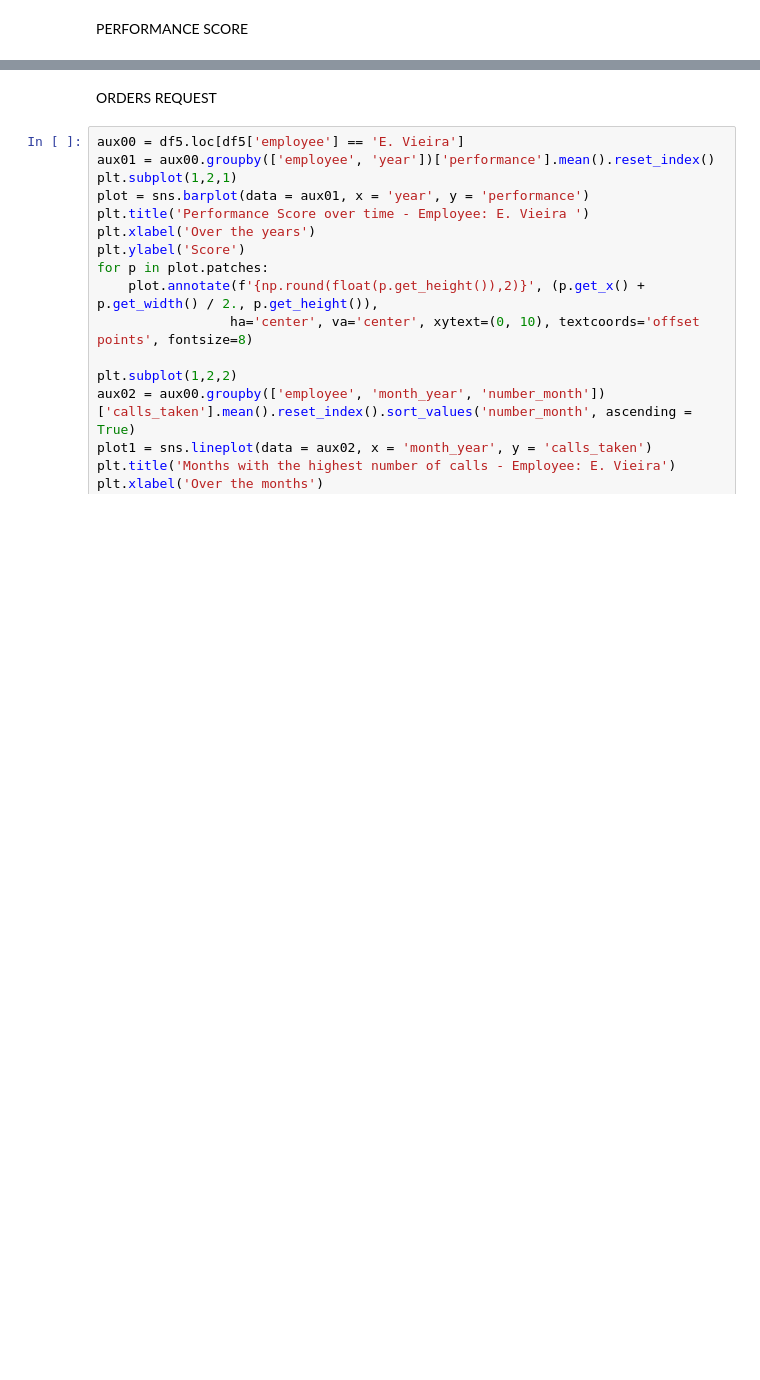
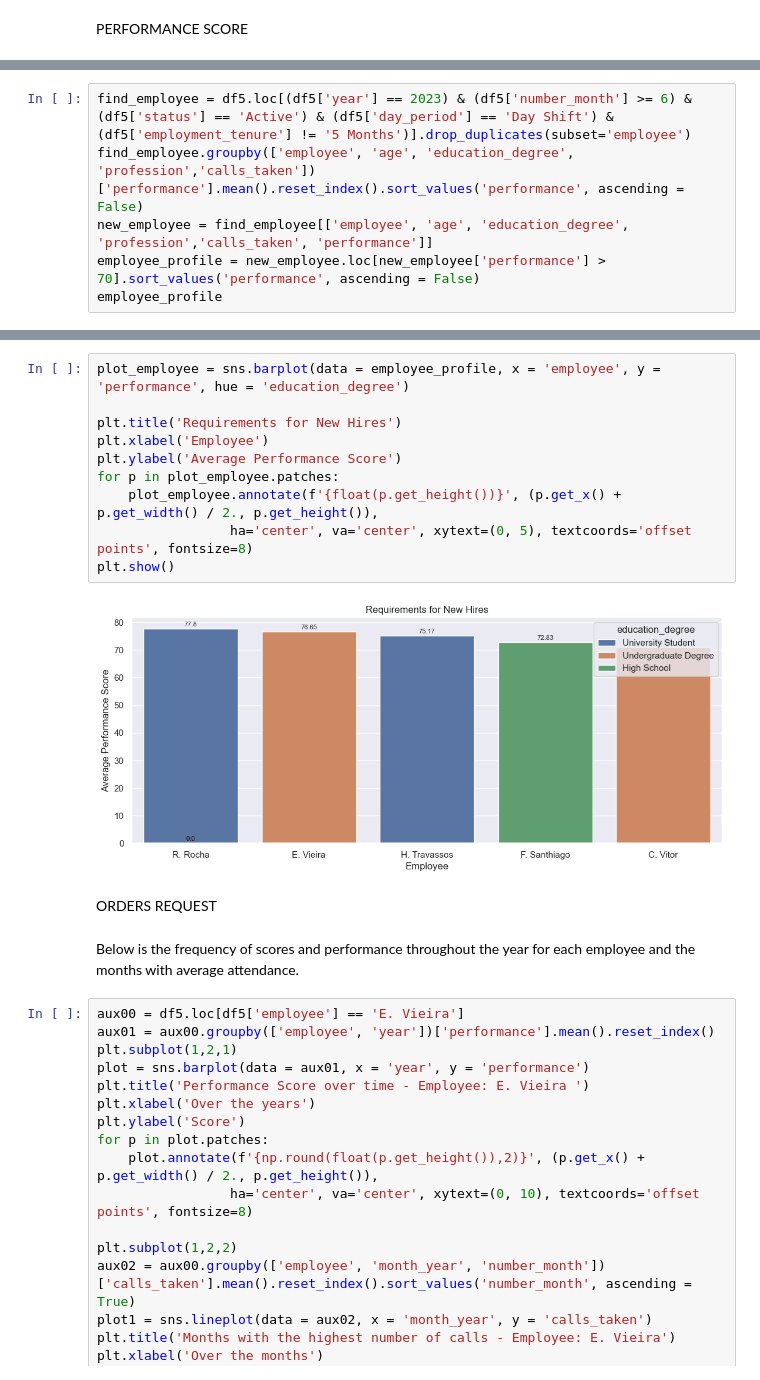
Before and after one commit to erickvieiras/callcenter_performance, a Jupyter notebook: notebook/callcenter.ipynb, the cells around one changed output, grey strips where cells are left out. Cells and saved outputs as stored; diff of their text form; blank space fills up the shorter version.

```diff
--- a/notebook/callcenter.ipynb
+++ b/notebook/callcenter.ipynb
@@ -529,0 +542,6 @@ plt.show()
+# %%
+find_employee = df5.loc[(df5['year'] == 2023) & (df5['number_month'] >= 6) & (df5['status'] == 'Active') & (df5['day_period'] == 'Day Shift') & (df5['employment_tenure'] != '5 Months')].drop_duplicates(subset='employee')
+find_employee.groupby(['employee', 'age', 'education_degree', 'profession','calls_taken'])['performance'].mean().reset_index().sort_values('performance', ascending = False)
+new_employee = find_employee[['employee', 'age', 'education_degree', 'profession','calls_taken', 'performance']]
+employee_profile = new_employee.loc[new_employee['performance'] > 70].sort_values('performance', ascending = False)
+employee_profile
@@ -530,5 +555,19 @@ plt.show()
+# %%
+plot_employee = sns.barplot(data = employee_profile, x = 'employee', y = 'performance', hue = 'education_degree')
+
+plt.title('Requirements for New Hires')
+plt.xlabel('Employee')
+plt.ylabel('Average Performance Score')
+for p in plot_employee.patches:
+    plot_employee.annotate(f'{float(p.get_height())}', (p.get_x() + p.get_width() / 2., p.get_height()),
+                 ha='center', va='center', xytext=(0, 5), textcoords='offset points', fontsize=8)
+plt.show()
+# %% [output]
+[figure, added]
 # %% [markdown]
 ORDERS REQUEST
+# %% [markdown]
+Below is the frequency of scores and performance throughout the year for each employee and the months with average attendance.
 # %%
 aux00 = df5.loc[df5['employee'] == 'E. Vieira']
 aux01 = aux00.groupby(['employee', 'year'])['performance'].mean().reset_index()
```
Also changed, not shown: parts of 8 cells of this notebook.
